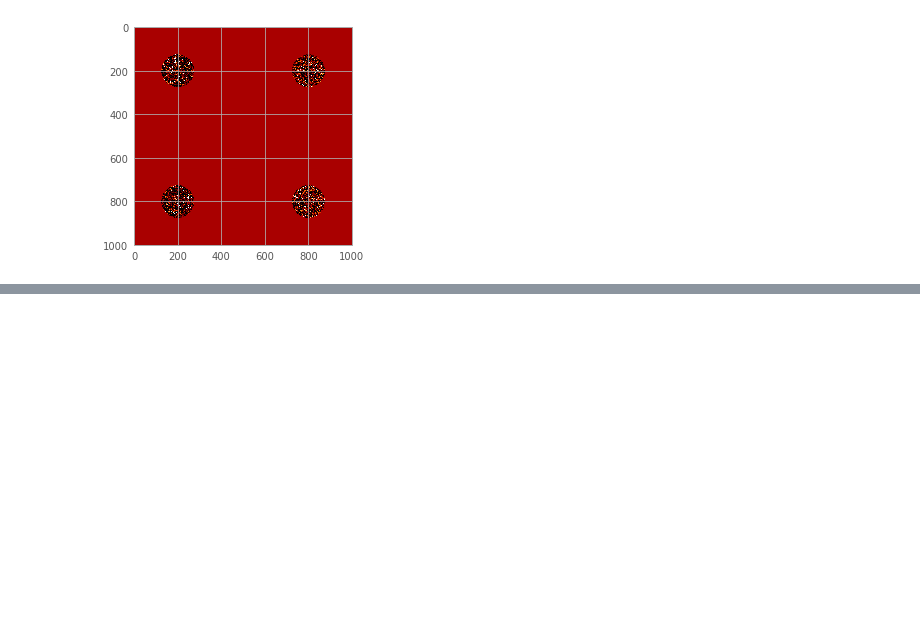
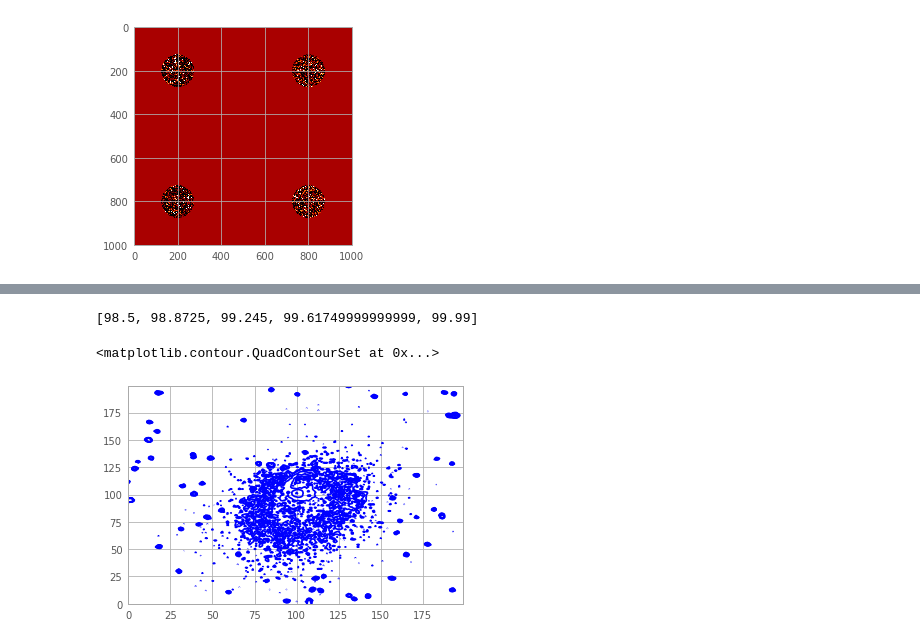
Before and after one commit to cosmologie/H_alpha_scripts, a Jupyter notebook: H_alpha_continuum_subtraction_NGC4261.ipynb, the cells around one changed output, grey strips where cells are left out. Cells and saved outputs as stored; diff of their text form; code cells hidden in the pictures; blank space fills up the shorter version.

Commit message:
contoured H_alpha for dust images, awaiting verification

```diff
--- a/H_alpha_continuum_subtraction_NGC4261.ipynb
+++ b/H_alpha_continuum_subtraction_NGC4261.ipynb
@@ -232,0 +233,12 @@ Systematic error:  8.43508812485131e-15
+# %%
+# contour subtracted flux
+nums = np.linspace(98.5, 99.99, num=5)
+nums = list(nums)
+#nums.insert(0, 99.5)
+#nums.insert(0, 99)
+print(nums)
+plt.contour(full_image[400:600,400:600], colors='blue', levels=np.percentile(full_image,nums))
+# %% [output]
+[98.5, 98.8725, 99.245, 99.61749999999999, 99.99]
+<matplotlib.contour.QuadContourSet at 0x...>
+[figure, added]
```
Also changed, not shown: parts of 2 cells of this notebook, 4 other files.
